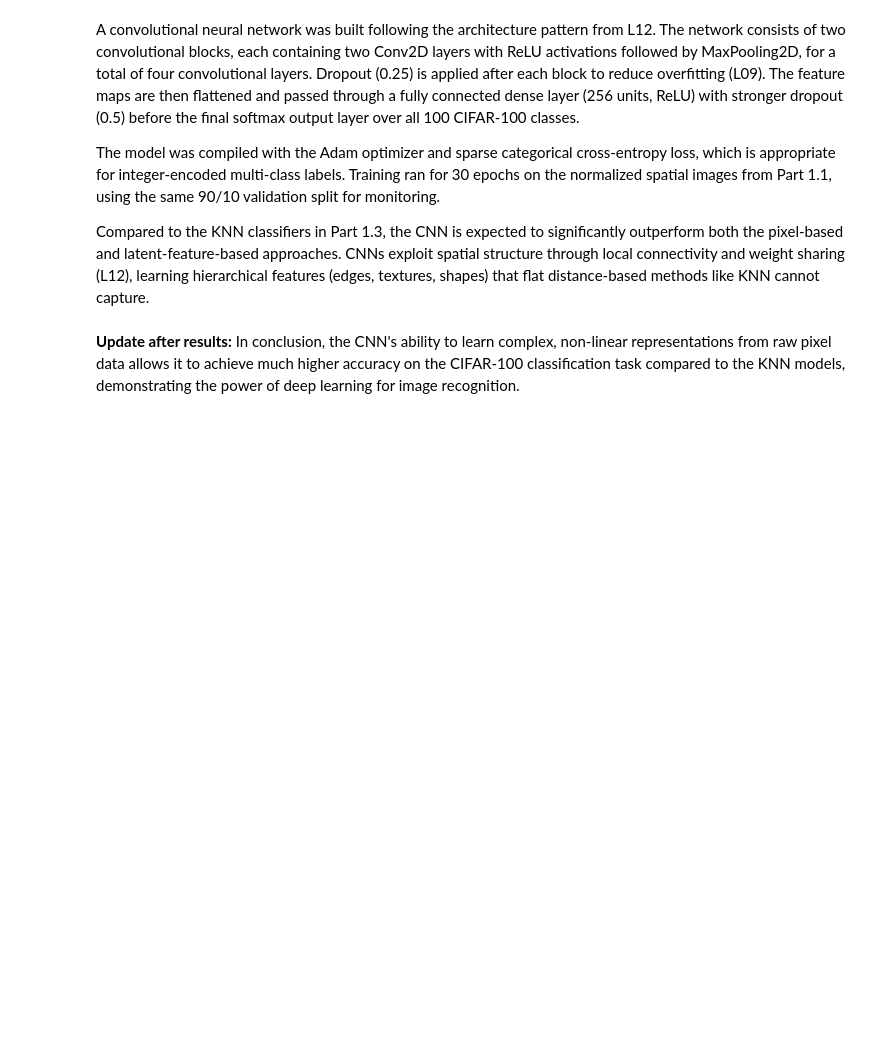
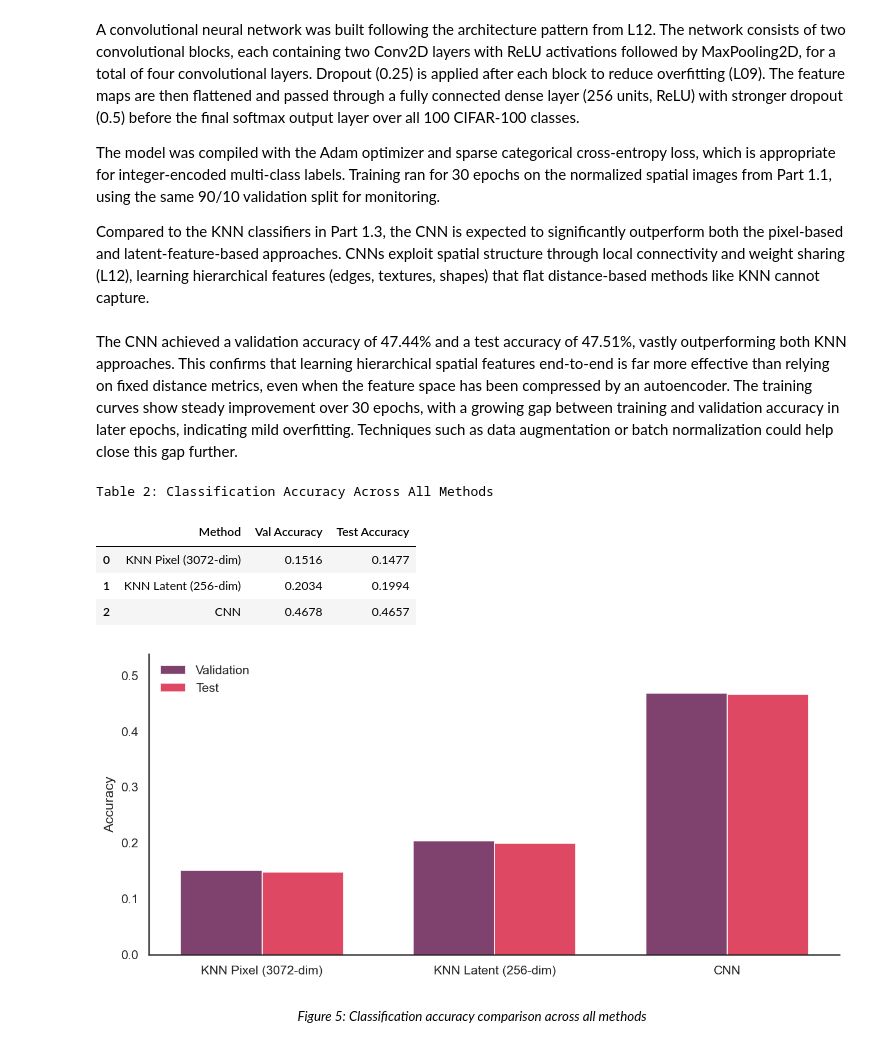
Before and after one commit to PontusNeumann/CBS-Spring26, a Jupyter notebook: ML/assignments/ML MA3/pn_ml3.ipynb, the cells around one changed output. Cells and saved outputs as stored; diff of their text form; code cells hidden in the pictures; blank space fills up the shorter version.

```diff
--- a/ML/assignments/ML MA3/pn_ml3.ipynb
+++ b/ML/assignments/ML MA3/pn_ml3.ipynb
@@ -477,34 +578,46 @@ The model was compiled with the Adam optimizer and sparse categorical cross-entr
 
 Compared to the KNN classifiers in Part 1.3, the CNN is expected to significantly outperform both the pixel-based and latent-feature-based approaches. CNNs exploit spatial structure through local connectivity and weight sharing (L12), learning hierarchical features (edges, textures, shapes) that flat distance-based methods like KNN cannot capture.
 # %% [markdown]
-**Update after results:**
-In conclusion, the CNN's ability to learn complex, non-linear representations from raw pixel data allows it to achieve much higher accuracy on the CIFAR-100 classification task compared to the KNN models, demonstrating the power of deep learning for image recognition.
+The CNN achieved a validation accuracy of 47.44% and a test accuracy of 47.51%, vastly outperforming both KNN approaches. This confirms that learning hierarchical spatial features end-to-end is far more effective than relying on fixed distance metrics, even when the feature space has been compressed by an autoencoder. The training curves show steady improvement over 30 epochs, with a growing gap between training and validation accuracy in later epochs, indicating mild overfitting. Techniques such as data augmentation or batch normalization could help close this gap further.
 # %%
 # Final comparison: all three classification methods
 cnn_val_acc  = cnn_history.history["val_accuracy"][-1]
 cnn_test_acc = test_acc
 
 results_all = pd.DataFrame({
     "Method":        ["KNN Pixel (3072-dim)", "KNN Latent (256-dim)", "CNN"],
     "Val Accuracy":  [pixel_val_acc,  latent_val_acc,  cnn_val_acc],
     "Test Accuracy": [pixel_test_acc, latent_test_acc, cnn_test_acc]
 })
-print(results_all.to_string(index=False))
+
+# Styled table with caption above
+styled = table_style(
+    results_all.style.format({"Val Accuracy": "{:.4f}", "Test Accuracy": "{:.4f}"}),
+    2, "Classification Accuracy Across All Methods"
+)
+display(styled)
 
 # Grouped bar chart
 fig, ax = plt.subplots(figsize=(FIG_W, 4), constrained_layout=True)
 x_pos = range(len(results_all))
 width = 0.35
 ax.bar([p - width/2 for p in x_pos], results_all["Val Accuracy"],  width,
        label="Validation", color=PAL_10[7], alpha=0.85)
 ax.bar([p + width/2 for p in x_pos], results_all["Test Accuracy"], width,
        label="Test", color=PAL_10[4], alpha=0.85)
 ax.set_xticks(list(x_pos))
 ax.set_xticklabels(results_all["Method"])
 ax.set_ylabel("Accuracy")
-ax.set_title("Final Comparison: All Classification Methods")
 ax.legend(frameon=False)
 ax.set_ylim(0, max(results_all[["Val Accuracy", "Test Accuracy"]].max()) * 1.15)
 clean_ax(ax)
-plt.show()
+fig_caption(fig, 5, "Classification accuracy comparison across all methods")
+# %% [output]
+Table 2: Classification Accuracy Across All Methods
+|  | Method | Val Accuracy | Test Accuracy |
+| 0 | KNN Pixel (3072-dim) | 0.1516 | 0.1477 |
+| 1 | KNN Latent (256-dim) | 0.2034 | 0.1994 |
+| 2 | CNN | 0.4678 | 0.4657 |
+[figure, added]
+Figure 5: Classification accuracy comparison across all methods
 # %% [markdown]
```
Also changed, not shown: parts of 12 cells of this notebook, 5 other files.
